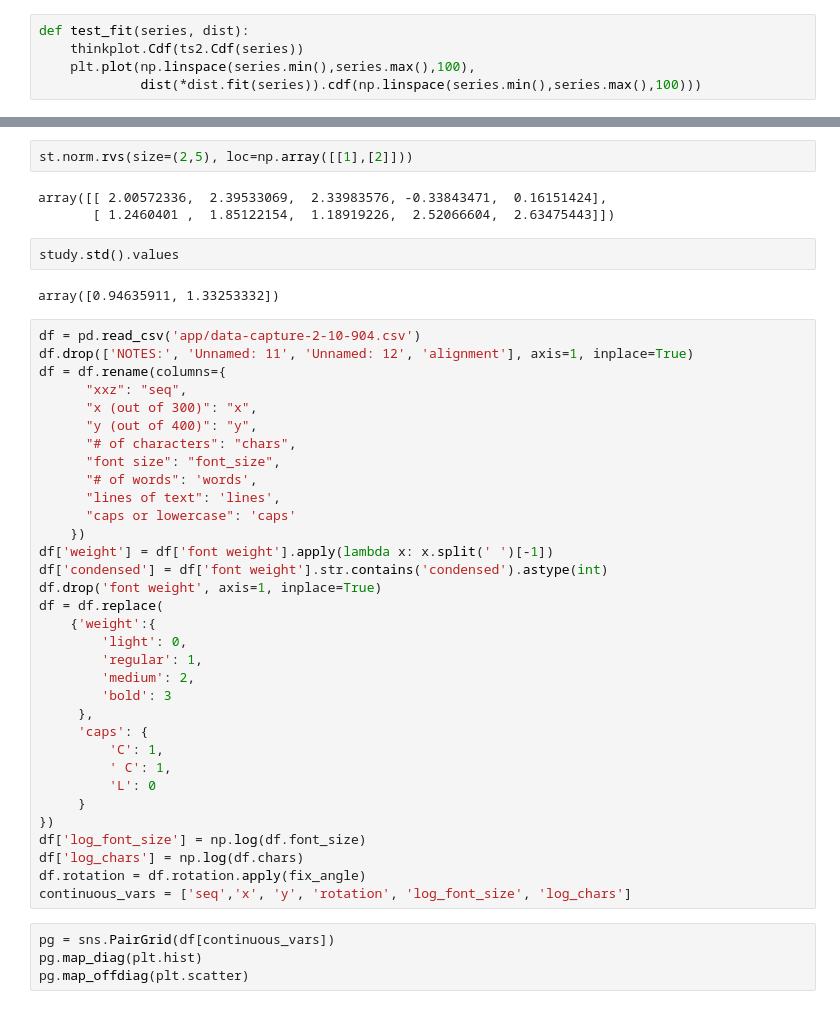
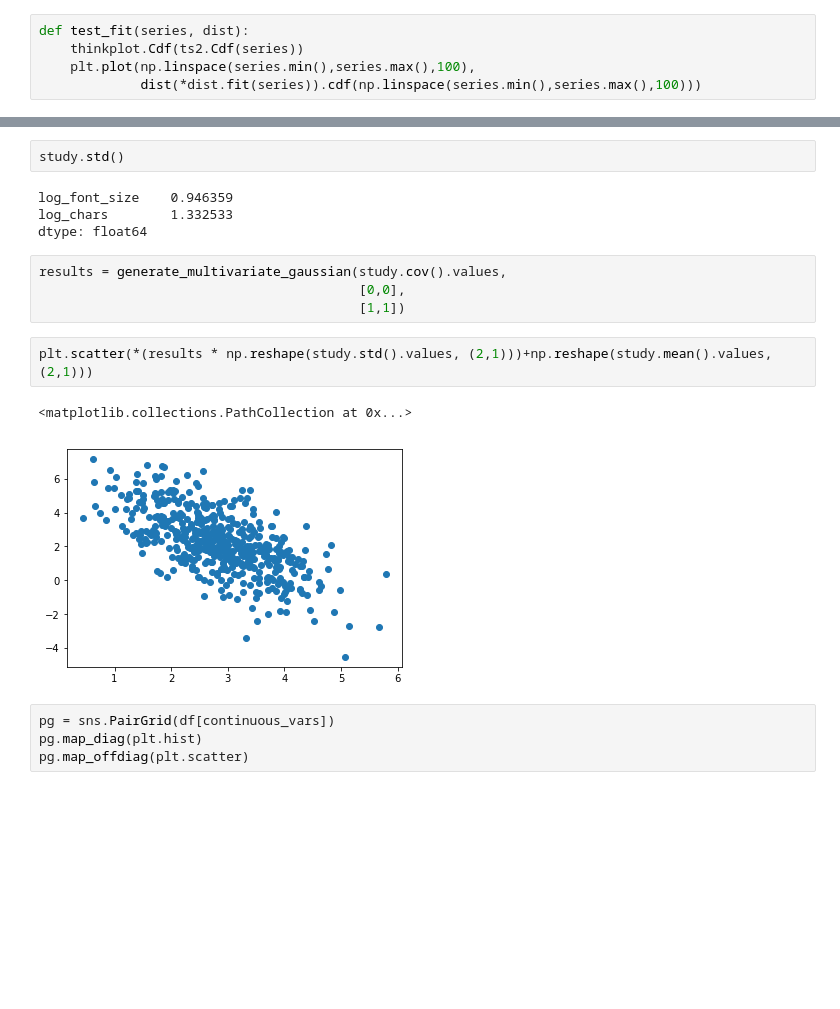
Before and after one commit to bjlange/typeforce, a Jupyter notebook: Hacky Model.ipynb, the cells around one changed output, grey strips where cells are left out. Saved outputs shown, nothing was run; the diff lists cells and outputs as text; blank space fills up the shorter version.

```diff
--- a/Hacky Model.ipynb
+++ b/Hacky Model.ipynb
@@ -148,45 +214,18 @@ dtype: float64
-# %%
-st.norm.rvs(size=(2,5), loc=np.array([[1],[2]]))
-# %% [output]
-array([[ 2.00572336,  2.39533069,  2.33983576, -0.33843471,  0.16151424],
-       [ 1.2460401 ,  1.85122154,  1.18919226,  2.52066604,  2.63475443]])
 # %%
-study.std().values
+study.std()
 # %% [output]
-array([0.94635911, 1.33253332])
+log_font_size    0.946359
+log_chars        1.332533
+dtype: float64
-# %%
-df = pd.read_csv('app/data-capture-2-10-904.csv')
-df.drop(['NOTES:', 'Unnamed: 11', 'Unnamed: 12', 'alignment'], axis=1, inplace=True)
-df = df.rename(columns={
-      "xxz": "seq",
-      "x (out of 300)": "x",
-      "y (out of 400)": "y",
-      "# of characters": "chars",
-      "font size": "font_size",
-      "# of words": 'words',
-      "lines of text": 'lines',
-      "caps or lowercase": 'caps'
-    })
-df['weight'] = df['font weight'].apply(lambda x: x.split(' ')[-1])
-df['condensed'] = df['font weight'].str.contains('condensed').astype(int)
-df.drop('font weight', axis=1, inplace=True)
-df = df.replace(
-    {'weight':{
-        'light': 0,
-        'regular': 1,
-        'medium': 2,
-        'bold': 3
-     },
-     'caps': {
-         'C': 1,
-         ' C': 1,
-         'L': 0
-     }
-})
-df['log_font_size'] = np.log(df.font_size)
-df['log_chars'] = np.log(df.chars)
-df.rotation = df.rotation.apply(fix_angle)
-continuous_vars = ['seq','x', 'y', 'rotation', 'log_font_size', 'log_chars']
+# %%
+results = generate_multivariate_gaussian(study.cov().values,
+                                         [0,0],
+                                         [1,1])
+# %%
+plt.scatter(*(results * np.reshape(study.std().values, (2,1)))+np.reshape(study.mean().values, (2,1)))
+# %% [output]
+<matplotlib.collections.PathCollection at 0x...>
+[figure, added]
 # %%
 pg = sns.PairGrid(df[continuous_vars])
 pg.map_diag(plt.hist)
```
Also changed, not shown: parts of 11 cells of this notebook, 10 other files.
